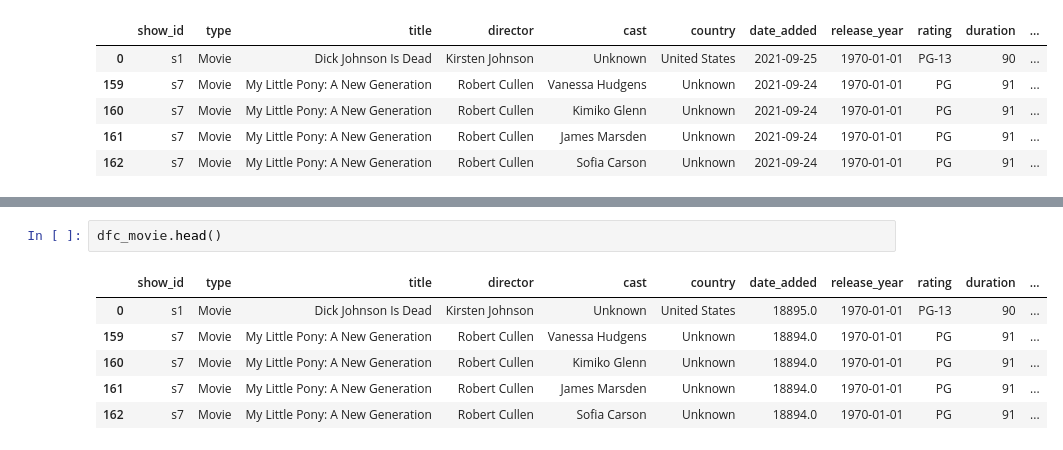
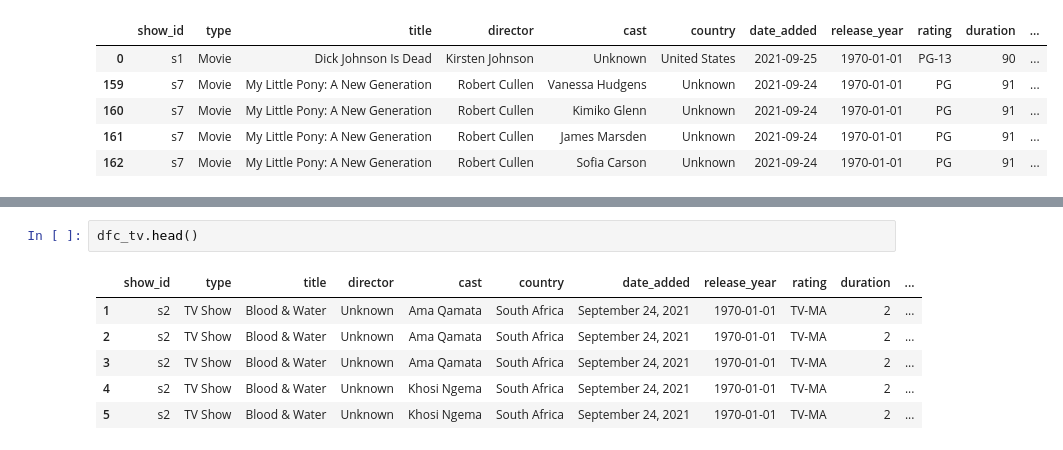
Before and after one commit to knagabharathi/Pylib_Data_visualization, a Jupyter notebook: Netflix_case_studies.ipynb, the cells around one changed output, grey strips where cells are left out. Saved outputs shown, nothing was run; the diff lists cells and outputs as text.

```diff
--- a/Netflix_case_studies.ipynb
+++ b/Netflix_case_studies.ipynb
@@ -774,9 +790,9 @@ dfc_movie['date_added'] =  (dfc_movie['date_added'] - dfc_movie['release_year'])
 # %%
-dfc_movie.head()
+dfc_tv.head()
 # %% [output]
 |  | show_id | type | title | director | cast | country | date_added | release_year | rating | duration | ... |
-| 0 | s1 | Movie | Dick Johnson Is Dead | Kirsten Johnson | Unknown | United States | 18895.0 | 1970-01-01 | PG-13 | 90 | ... |
-| 159 | s7 | Movie | My Little Pony: A New Generation | Robert Cullen | Vanessa Hudgens | Unknown | 18894.0 | 1970-01-01 | PG | 91 | ... |
-| 160 | s7 | Movie | My Little Pony: A New Generation | Robert Cullen | Kimiko Glenn | Unknown | 18894.0 | 1970-01-01 | PG | 91 | ... |
-| 161 | s7 | Movie | My Little Pony: A New Generation | Robert Cullen | James Marsden | Unknown | 18894.0 | 1970-01-01 | PG | 91 | ... |
-| 162 | s7 | Movie | My Little Pony: A New Generation | Robert Cullen | Sofia Carson | Unknown | 18894.0 | 1970-01-01 | PG | 91 | ... |
+| 1 | s2 | TV Show | Blood & Water | Unknown | Ama Qamata | South Africa | September 24, 2021 | 1970-01-01 | TV-MA | 2 | ... |
+| 2 | s2 | TV Show | Blood & Water | Unknown | Ama Qamata | South Africa | September 24, 2021 | 1970-01-01 | TV-MA | 2 | ... |
+| 3 | s2 | TV Show | Blood & Water | Unknown | Ama Qamata | South Africa | September 24, 2021 | 1970-01-01 | TV-MA | 2 | ... |
+| 4 | s2 | TV Show | Blood & Water | Unknown | Khosi Ngema | South Africa | September 24, 2021 | 1970-01-01 | TV-MA | 2 | ... |
+| 5 | s2 | TV Show | Blood & Water | Unknown | Khosi Ngema | South Africa | September 24, 2021 | 1970-01-01 | TV-MA | 2 | ... |
```
Also changed, not shown: parts of 7 cells of this notebook.
